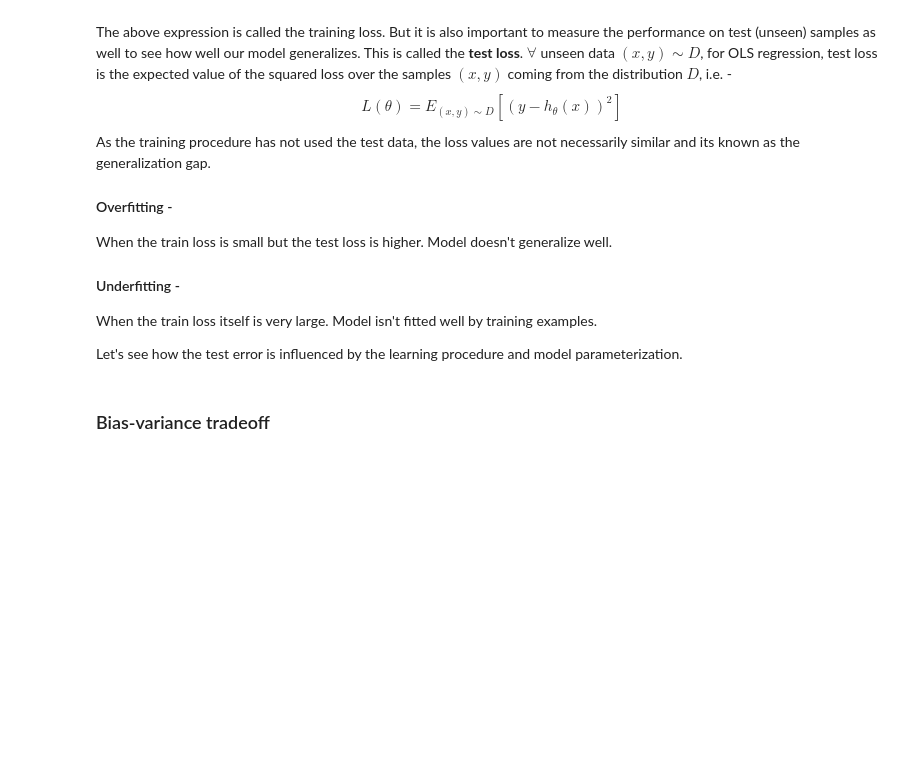
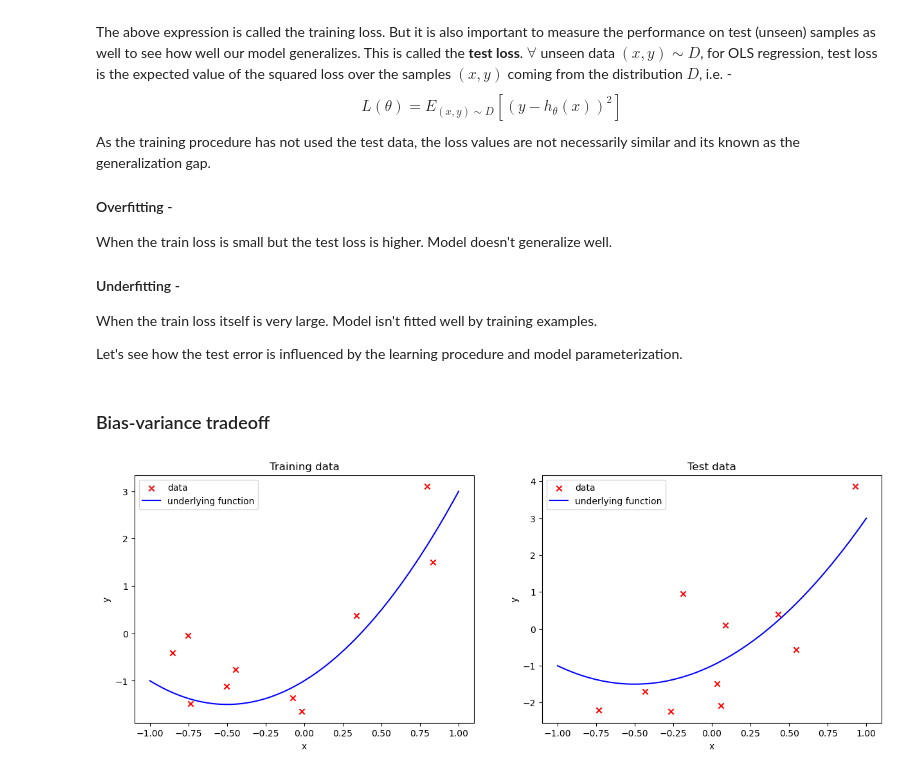
Before and after one commit to AshishSinha5/course_notes, a Jupyter notebook: cs229/chapter_8.ipynb, the cells around one changed output. Cells and saved outputs as stored; diff of their text form; code cells hidden in the pictures; blank space fills up the shorter version.

Commit message:
train test data

```diff
--- a/cs229/chapter_8.ipynb
+++ b/cs229/chapter_8.ipynb
@@ -23,0 +30,47 @@ Let's see how the test error is influenced by the learning procedure and model p
+# %%
+def function(x):
+    return 2*x**2 + 2*x - 1
+
+MIN_X = -1
+MAX_X = 1
+NUM_SAMPLES = 10
+
+underlying_function = np.vectorize(function)
+X = np.linspace(MIN_X, MAX_X, 1000)
+h = underlying_function(X)
+
+def generate_data(n_samples=100):
+    X = np.random.uniform(MIN_X, MAX_X, size=(n_samples, 1))
+    h = underlying_function(X)
+    y = h + np.random.normal(loc=0, scale=1, size=(n_samples, 1))
+    return X, y
+
+def plot_data(X, y):
+    plt.scatter(X, y, marker = 'x', color = 'r', label = 'data')
+    plt.plot(np.linspace(MIN_X, MAX_X, 1000), h, color = 'b', label = 'underlying function')
+    plt.xlabel('x')
+    plt.ylabel('y')
+    plt.legend()
+    plt.show()
+# %%
+train_x, train_y = generate_data(NUM_SAMPLES)
+test_x, test_y = generate_data(NUM_SAMPLES)
+
+fig, ax = plt.subplots(1, 2, figsize = (15, 5))
+ax[0].scatter(train_x, train_y, marker = 'x', color = 'r', label = 'data')
+ax[0].plot(np.linspace(MIN_X, MAX_X, 1000), h, color = 'b', label = 'underlying function')
+ax[0].set_title('Training data')
+ax[0].set_xlabel('x')
+ax[0].set_ylabel('y')
+ax[0].legend()
+
+ax[1].scatter(test_x, test_y, marker = 'x', color = 'r', label = 'data')
+ax[1].plot(np.linspace(MIN_X, MAX_X, 1000), h, color = 'b', label = 'underlying function')
+ax[1].set_title('Test data')
+ax[1].set_xlabel('x')
+ax[1].set_ylabel('y')
+ax[1].legend()
+
+plt.show()
+# %% [output]
+[figure, added]
```
Also changed, not shown: parts of 10 cells of this notebook.
